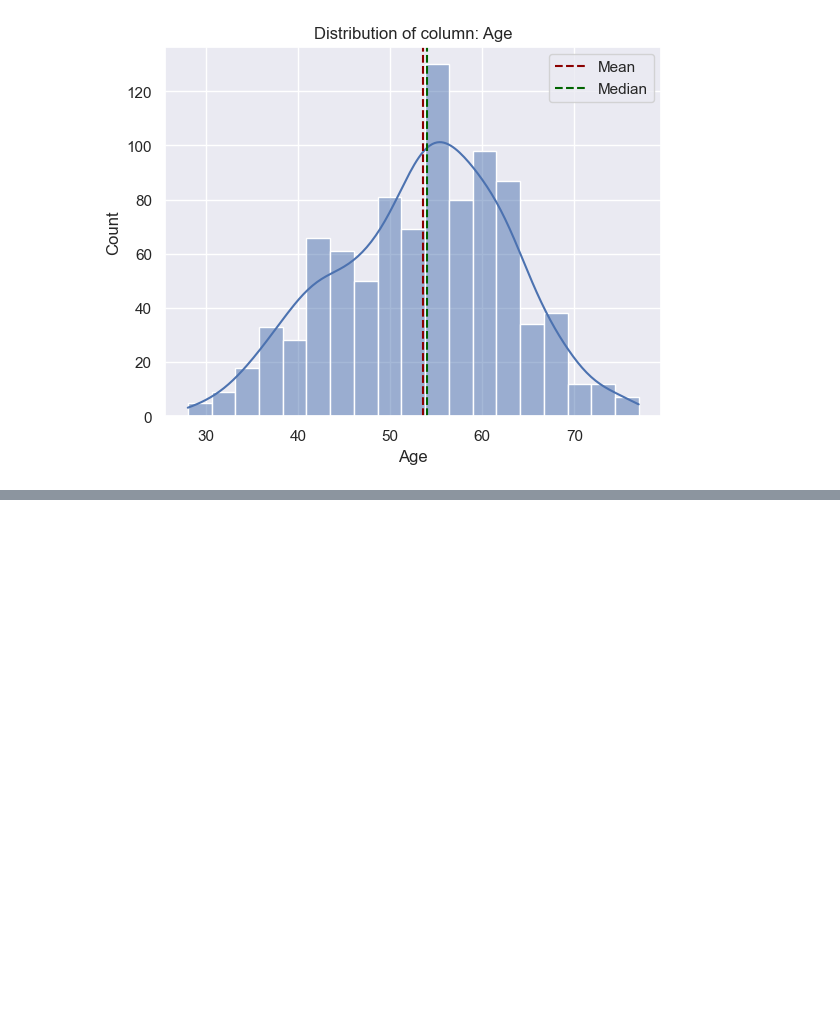
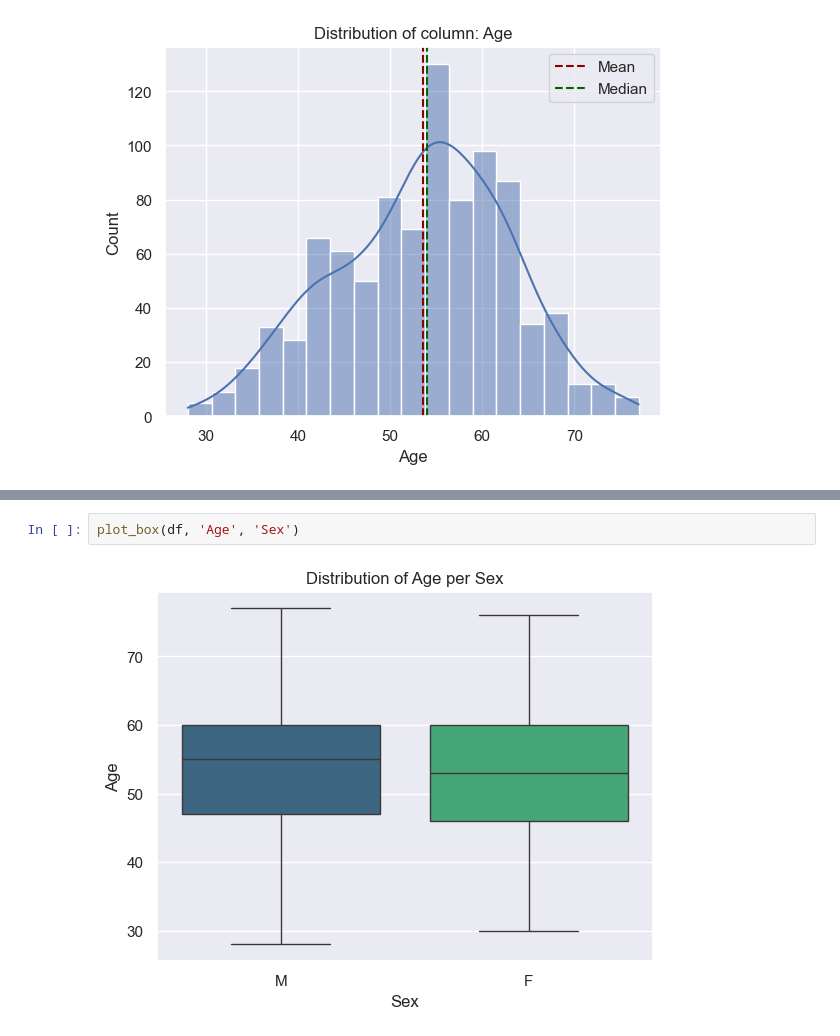
Before and after one commit to RickCraco/computer-science-project, a Jupyter notebook: notebooks/01_EDA.ipynb, the cells around one changed output, grey strips where cells are left out. Saved outputs shown, nothing was run; the diff lists cells and outputs as text; blank space fills up the shorter version.

```diff
--- a/notebooks/01_EDA.ipynb
+++ b/notebooks/01_EDA.ipynb
@@ -28,0 +45,4 @@ plot_hist(df, "Age")
+# %%
+plot_box(df, 'Age', 'Sex')
+# %% [output]
+[figure, added]
```
Also changed, not shown: parts of 4 cells of this notebook.
